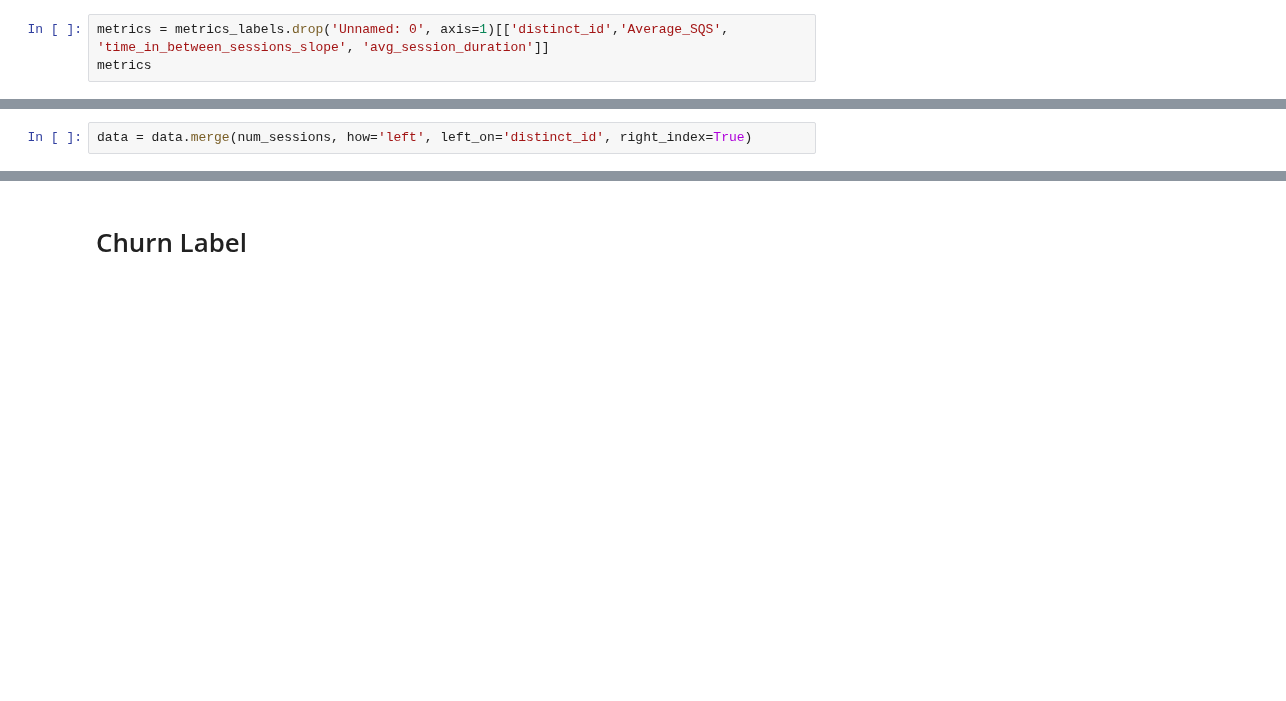
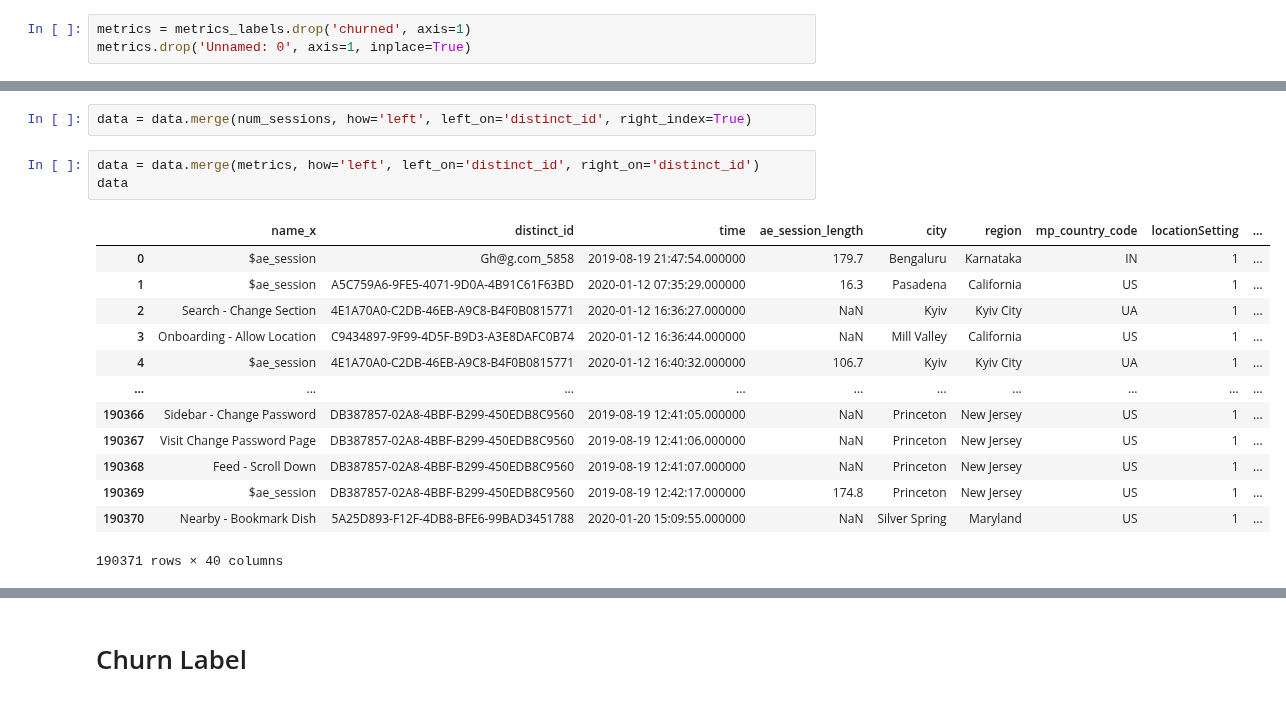
Before and after one commit to prkrishnan1/Simmer_DSS_SP20_Project_1, a Jupyter notebook: cleaned_labeling.ipynb, the cells around one changed output, grey strips where cells are left out. Cells and saved outputs as stored; diff of their text form; blank space fills up the shorter version.

Commit message:
new labeling notebook

```diff
--- a/cleaned_labeling.ipynb
+++ b/cleaned_labeling.ipynb
@@ -11,3 +14,3 @@ metrics_labels = pd.read_csv('labeled_with_metrics.csv')
 # %%
-metrics = metrics_labels.drop('Unnamed: 0', axis=1)[['distinct_id','Average_SQS', 'time_in_between_sessions_slope', 'avg_session_duration']]
-metrics
+metrics = metrics_labels.drop('churned', axis=1)
+metrics.drop('Unnamed: 0', axis=1, inplace=True)
@@ -63,2 +67,19 @@ num_sessions
 # %%
 data = data.merge(num_sessions, how='left', left_on='distinct_id', right_index=True)
+# %%
+data = data.merge(metrics, how='left', left_on='distinct_id', right_on='distinct_id')
+data
+# %% [output]
+|  | name_x | distinct_id | time | ae_session_length | city | region | mp_country_code | locationSetting | ... |
+| 0 | $ae_session | Gh@g.com_5858 | 2019-08-19 21:47:54.000000 | 179.7 | Bengaluru | Karnataka | IN | 1 | ... |
+| 1 | $ae_session | A5C759A6-9FE5-4071-9D0A-4B91C61F63BD | 2020-01-12 07:35:29.000000 | 16.3 | Pasadena | California | US | 1 | ... |
+| 2 | Search - Change Section | 4E1A70A0-C2DB-46EB-A9C8-B4F0B0815771 | 2020-01-12 16:36:27.000000 | NaN | Kyiv | Kyiv City | UA | 1 | ... |
+| 3 | Onboarding - Allow Location | C9434897-9F99-4D5F-B9D3-A3E8DAFC0B74 | 2020-01-12 16:36:44.000000 | NaN | Mill Valley | California | US | 1 | ... |
+| 4 | $ae_session | 4E1A70A0-C2DB-46EB-A9C8-B4F0B0815771 | 2020-01-12 16:40:32.000000 | 106.7 | Kyiv | Kyiv City | UA | 1 | ... |
+| ... | ... | ... | ... | ... | ... | ... | ... | ... | ... |
+| 190366 | Sidebar - Change Password | DB387857-02A8-4BBF-B299-450EDB8C9560 | 2019-08-19 12:41:05.000000 | NaN | Princeton | New Jersey | US | 1 | ... |
+| 190367 | Visit Change Password Page | DB387857-02A8-4BBF-B299-450EDB8C9560 | 2019-08-19 12:41:06.000000 | NaN | Princeton | New Jersey | US | 1 | ... |
+| 190368 | Feed - Scroll Down | DB387857-02A8-4BBF-B299-450EDB8C9560 | 2019-08-19 12:41:07.000000 | NaN | Princeton | New Jersey | US | 1 | ... |
+| 190369 | $ae_session | DB387857-02A8-4BBF-B299-450EDB8C9560 | 2019-08-19 12:42:17.000000 | 174.8 | Princeton | New Jersey | US | 1 | ... |
+| 190370 | Nearby - Bookmark Dish | 5A25D893-F12F-4DB8-BFE6-99BAD3451788 | 2020-01-20 15:09:55.000000 | NaN | Silver Spring | Maryland | US | 1 | ... |
+190371 rows × 40 columns
```
Also changed, not shown: parts of 22 cells of this notebook.
